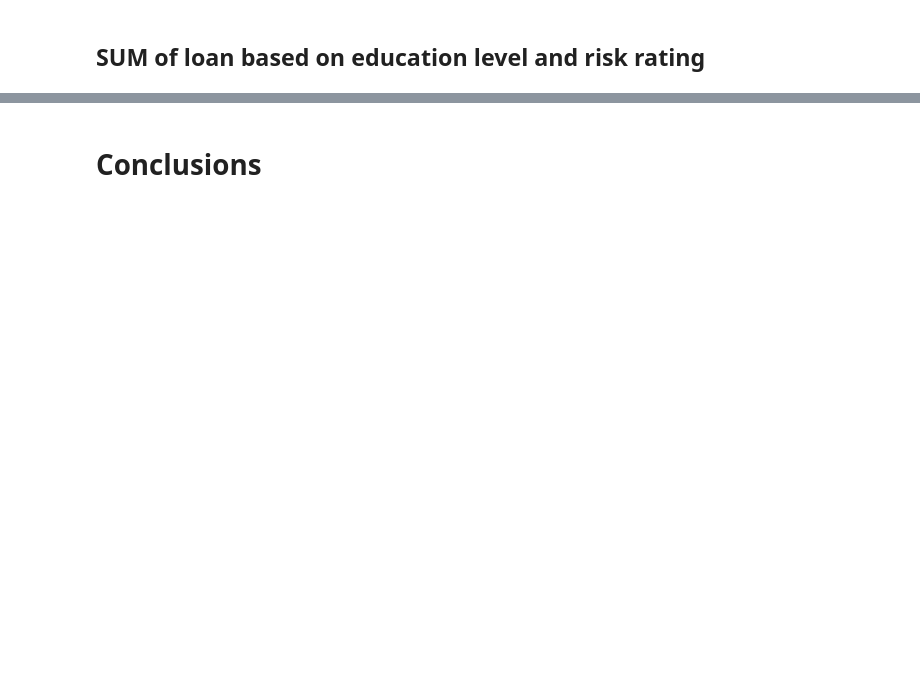
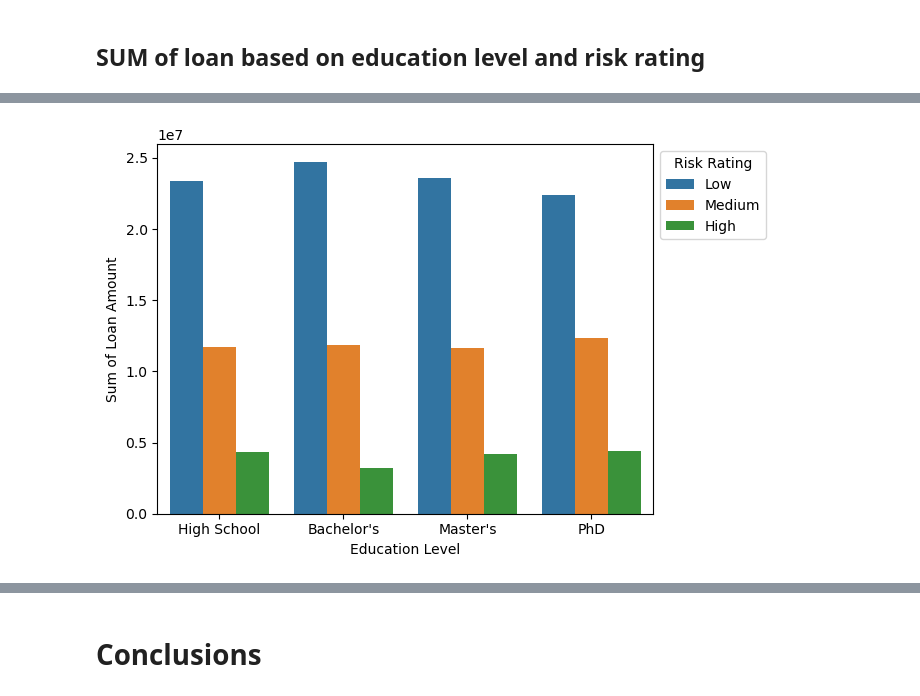
Before and after one commit to Gustana/Personal-Financial-Risk-Analysis, a Jupyter notebook: analysis.ipynb, the cells around one changed output, grey strips where cells are left out. Cells and saved outputs as stored; diff of their text form; code cells hidden in the pictures; blank space fills up the shorter version.

```diff
--- a/analysis.ipynb
+++ b/analysis.ipynb
@@ -1285,0 +1204,9 @@ Insights:
+# %%
+sum_of_loan_on_edu_lvl_risk_rating = df_clean[
+    ["Education Level", "Risk Rating", "Loan Amount"]
+].groupby(
+    ["Education Level", "Risk Rating"],
+    observed=True
+).agg({"Loan Amount": "sum"}).rename(columns={"Loan Amount": "Sum of Loan Amount"})
+
+sum_of_loan_on_edu_lvl_risk_rating
@@ -1285,0 +1228,11 @@ Insights:
+# %%
+ax = sns.barplot(
+    data=sum_of_loan_on_edu_lvl_risk_rating,
+    x="Education Level",
+    y="Sum of Loan Amount",
+    hue="Risk Rating"
+)
+sns.move_legend(ax, "upper left", bbox_to_anchor=(1, 1))
+plt.show()
+# %% [output]
+[figure, added]
```
Also changed, not shown: parts of 46 cells of this notebook.
